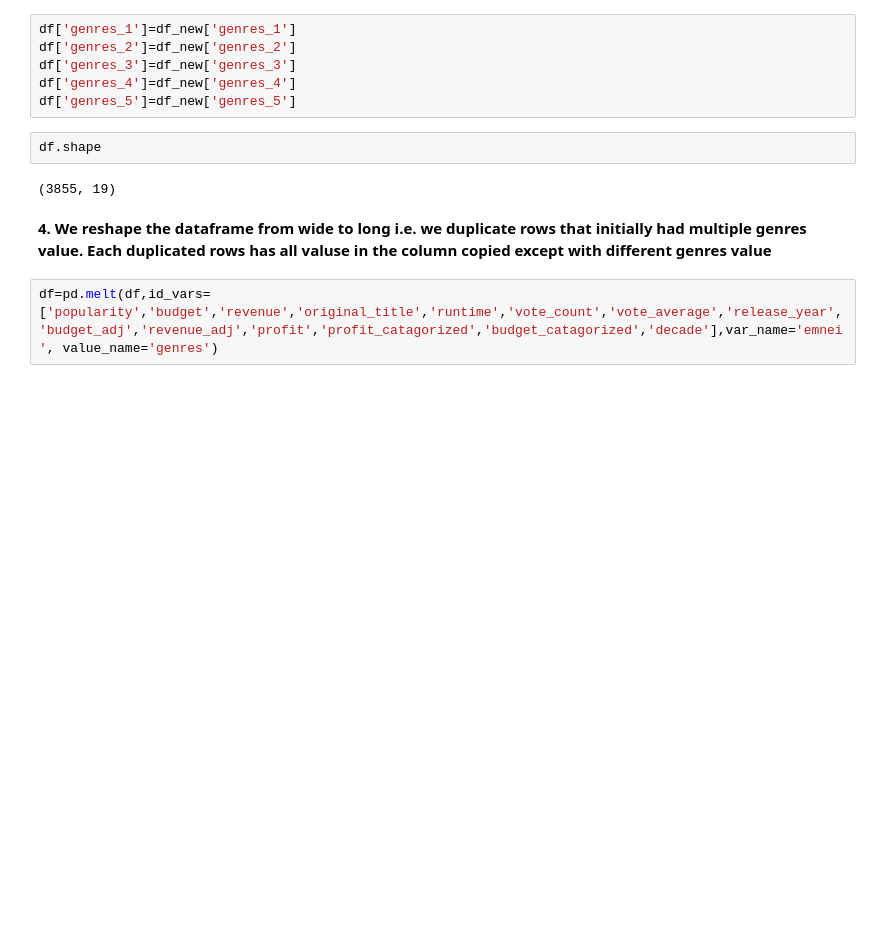
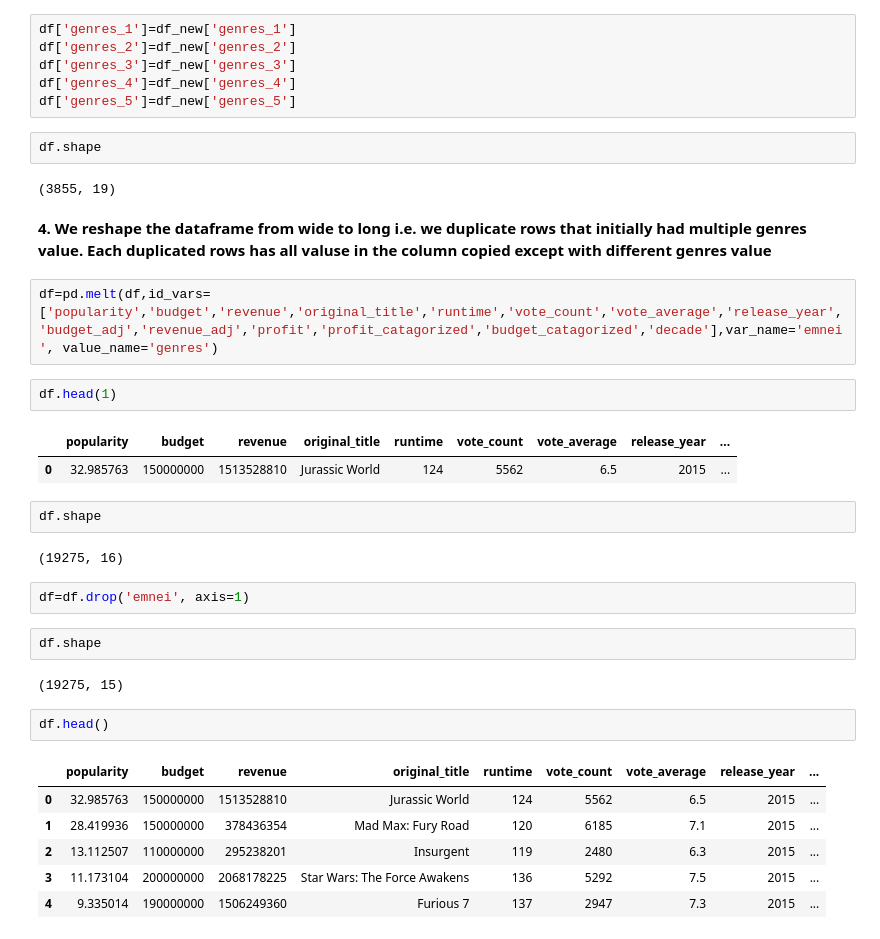
Before and after one commit to Taposh-Das/DAND_P3_Investigate_A_Dataset, a Jupyter notebook: investigate_a_dataset.ipynb, the cells around one changed output. Cells and saved outputs as stored; diff of their text form; blank space fills up the shorter version.

Commit message:
Check dataframe after all cleaning operation is done

```diff
--- a/investigate_a_dataset.ipynb
+++ b/investigate_a_dataset.ipynb
@@ -254,3 +254,27 @@ df.shape
 **4. We reshape the dataframe from wide to long i.e. we duplicate rows that initially had multiple genres value. Each duplicated rows has all valuse in the column copied except with different genres value**
 # %%
 df=pd.melt(df,id_vars=['popularity','budget','revenue','original_title','runtime','vote_count','vote_average','release_year','budget_adj','revenue_adj','profit','profit_catagorized','budget_catagorized','decade'],var_name='emnei', value_name='genres')
+# %%
+df.head(1)
+# %% [output]
+|  | popularity | budget | revenue | original_title | runtime | vote_count | vote_average | release_year | ... |
+| 0 | 32.985763 | 150000000 | 1513528810 | Jurassic World | 124 | 5562 | 6.5 | 2015 | ... |
+# %%
+df.shape
+# %% [output]
+(19275, 16)
+# %%
+df=df.drop('emnei', axis=1)
+# %%
+df.shape
+# %% [output]
+(19275, 15)
+# %%
+df.head()
+# %% [output]
+|  | popularity | budget | revenue | original_title | runtime | vote_count | vote_average | release_year | ... |
+| 0 | 32.985763 | 150000000 | 1513528810 | Jurassic World | 124 | 5562 | 6.5 | 2015 | ... |
+| 1 | 28.419936 | 150000000 | 378436354 | Mad Max: Fury Road | 120 | 6185 | 7.1 | 2015 | ... |
+| 2 | 13.112507 | 110000000 | 295238201 | Insurgent | 119 | 2480 | 6.3 | 2015 | ... |
+| 3 | 11.173104 | 200000000 | 2068178225 | Star Wars: The Force Awakens | 136 | 5292 | 7.5 | 2015 | ... |
+| 4 | 9.335014 | 190000000 | 1506249360 | Furious 7 | 137 | 2947 | 7.3 | 2015 | ... |
```
